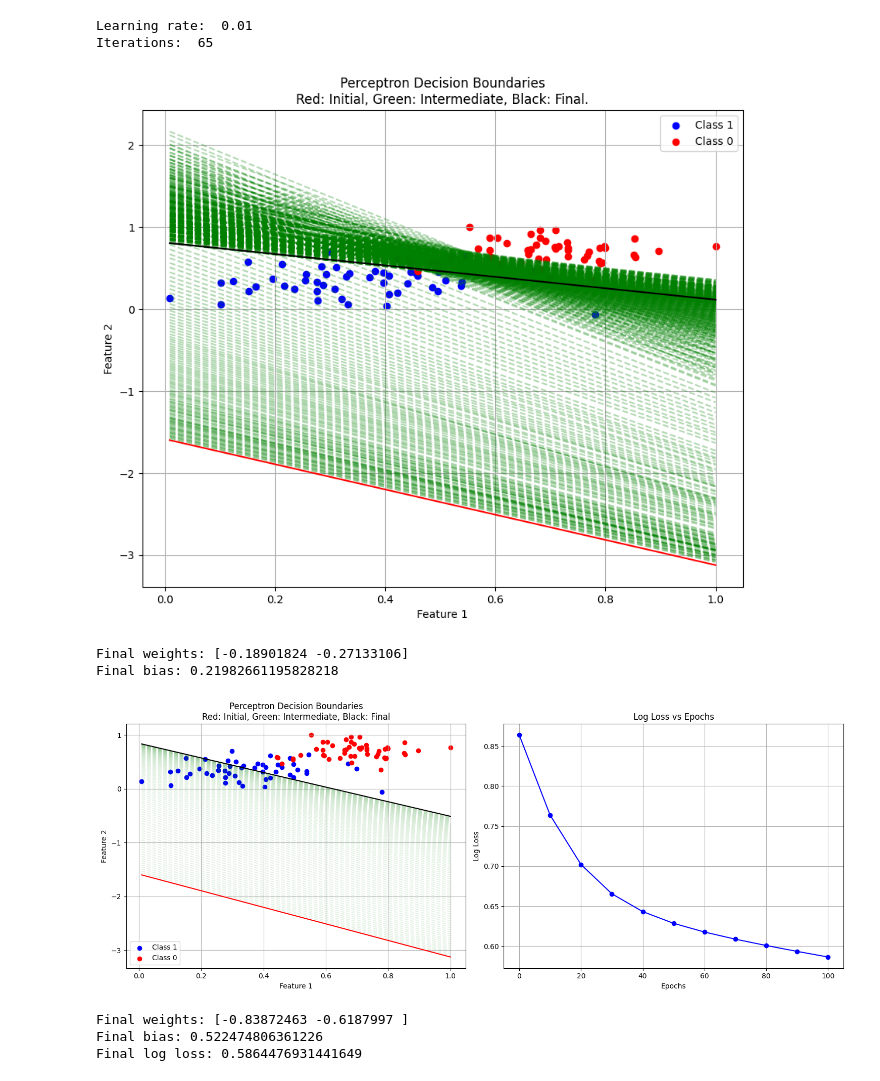
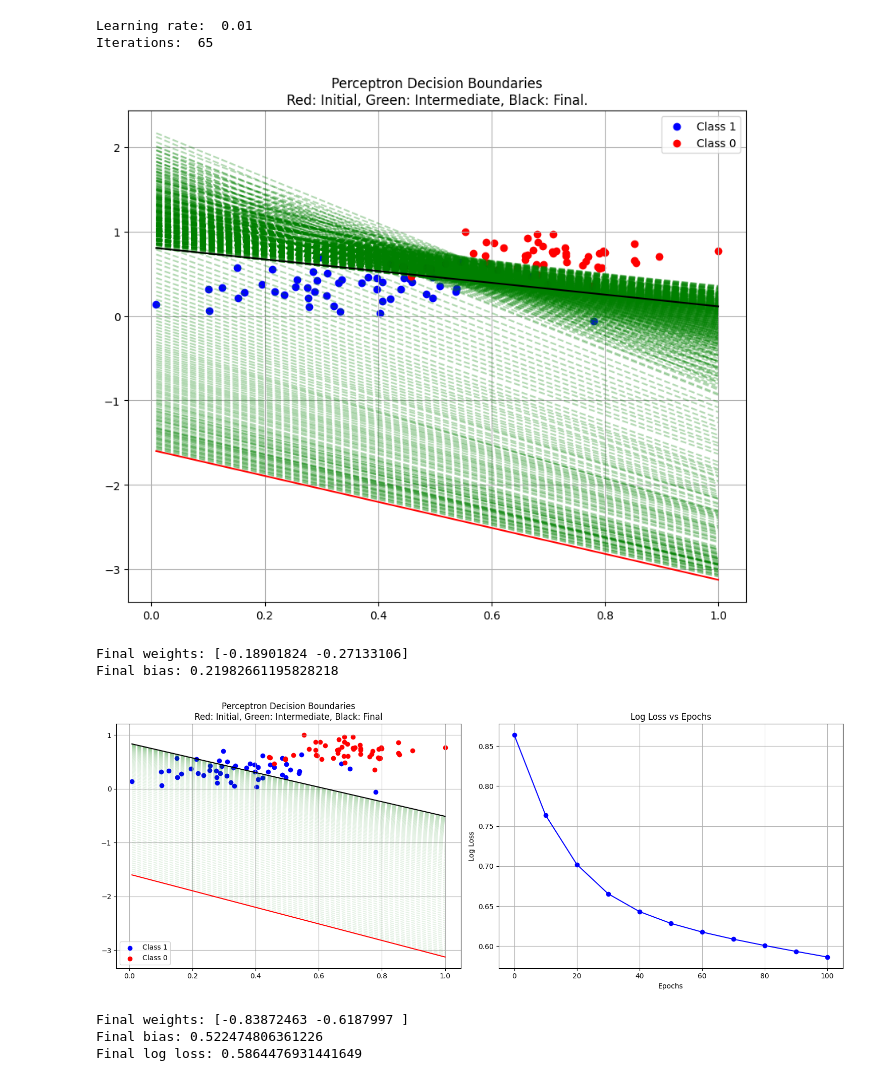
Before and after one commit to infinimineralex/CS580_Fall24_Alexander_Haga, a Jupyter notebook: part_1andpart_2.ipynb, the cells around one changed output. Saved outputs shown, nothing was run; the diff lists cells and outputs as text; code cells hidden in the pictures.

```diff
--- a/part_1andpart_2.ipynb
+++ b/part_1andpart_2.ipynb
@@ -50,36 +50,35 @@ for epoch in range(epochs):
             misclassified += 1
             if classification == 0:  # Should have been 1
                 w = w + r * X[i]
                 b = b + r
             else:  # Should have been 0
                 w = w - r * X[i]
                 b = b - r
 
             # Plot intermediate decision boundaries
             if epoch < epochs-1:  # Not the last epoch
                 plot_decision_boundary(w, b, color='green', linestyle='--', alpha=0.3)
 
     # If no misclassifications, break
     if misclassified == 0:
         print(f"Converged at epoch {epoch}")
         break
 
 # Plot final decision boundary
 plot_decision_boundary(w, b, color='black', linestyle='-', alpha=1.0)
 
-plt.xlabel('Feature 1')
-plt.ylabel('Feature 2')
+
 plt.title('Perceptron Decision Boundaries\nRed: Initial, Green: Intermediate, Black: Final.')
 plt.legend()
 plt.grid(True)
 plt.show()
 
 print("\nFinal weights:", w)
 print("Final bias:", b)
 # %% [output]
 Learning rate:  0.01
 Iterations:  65
-[figure, old version]
+[figure, new version]
 Final weights: [-0.18901824 -0.27133106]
 Final bias: 0.21982661195828218
 # %%
@@ -147,8 +146,7 @@ for epoch in range(epochs + 1):
 # Plot final decision boundary
 plot_decision_boundary(w, b, color='black', linestyle='-', alpha=1.0)
 
-plt.xlabel('Feature 1')
-plt.ylabel('Feature 2')
+
 plt.title('Perceptron Decision Boundaries\nRed: Initial, Green: Intermediate, Black: Final')
 plt.legend()
 plt.grid(True)
@@ -168,7 +166,7 @@ print("Final weights:", w)
 print("Final bias:", b)
 print("Final log loss:", log_loss_history[-1])
 # %% [output]
-[figure, old version]
+[figure, new version]
 Final weights: [-0.83872463 -0.6187997 ]
 Final bias: 0.522474806361226
 Final log loss: 0.5864476931441649
```
Also changed, not shown: 2 other files.
